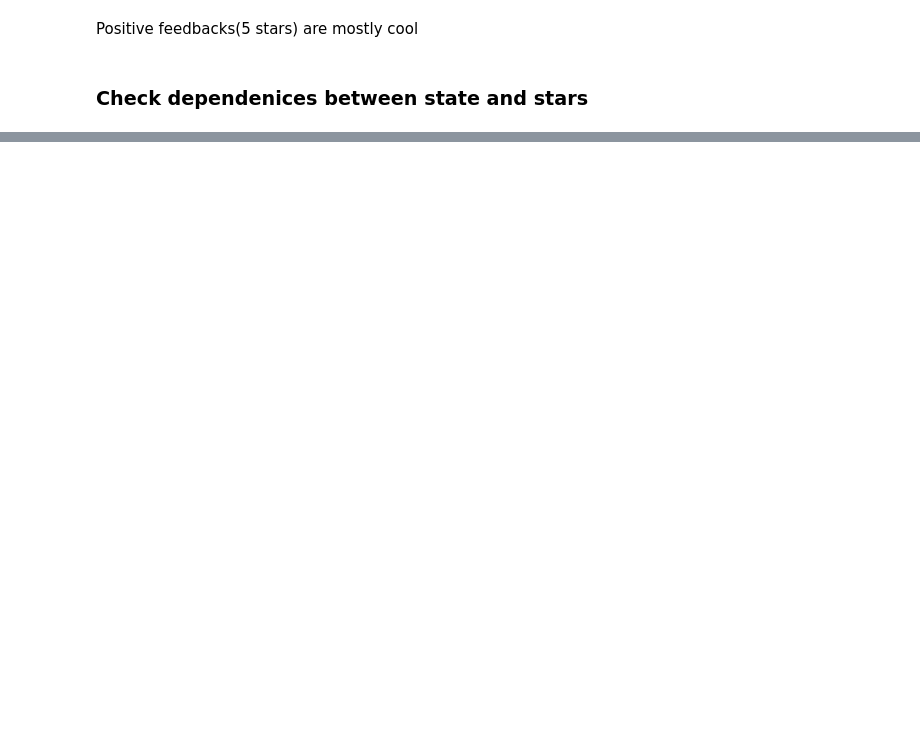
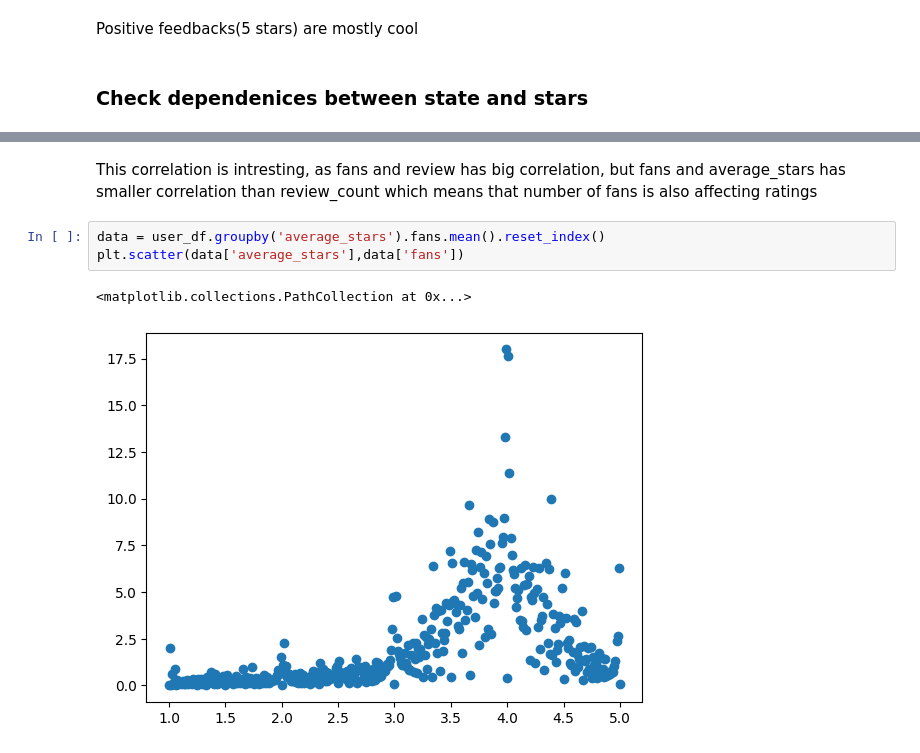
Before and after one commit to PrometheusUA/recommender-ucu, a Jupyter notebook: experiments/20240611_bohdan_eda/experiment.ipynb, the cells around one changed output, grey strips where cells are left out. Drawn from its saved outputs; the diff is of its cells as text; blank space fills up the shorter version.

```diff
--- a/experiments/20240611_bohdan_eda/experiment.ipynb
+++ b/experiments/20240611_bohdan_eda/experiment.ipynb
@@ -504,0 +569,8 @@ gdf
+# %% [markdown]
+This correlation is intresting, as fans and review has big correlation, but fans and average_stars has smaller correlation than review_count which means that number of fans is also affecting ratings
+# %%
+data = user_df.groupby('average_stars').fans.mean().reset_index()
+plt.scatter(data['average_stars'],data['fans'])
+# %% [output]
+<matplotlib.collections.PathCollection at 0x...>
+[figure, added]
```
Also changed, not shown: parts of 20 cells of this notebook.
